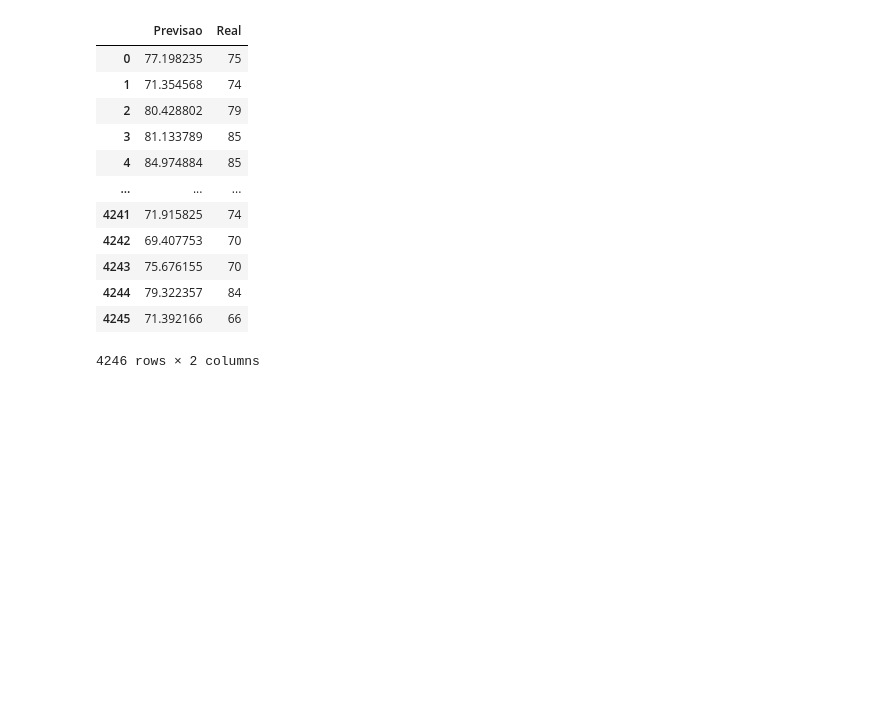
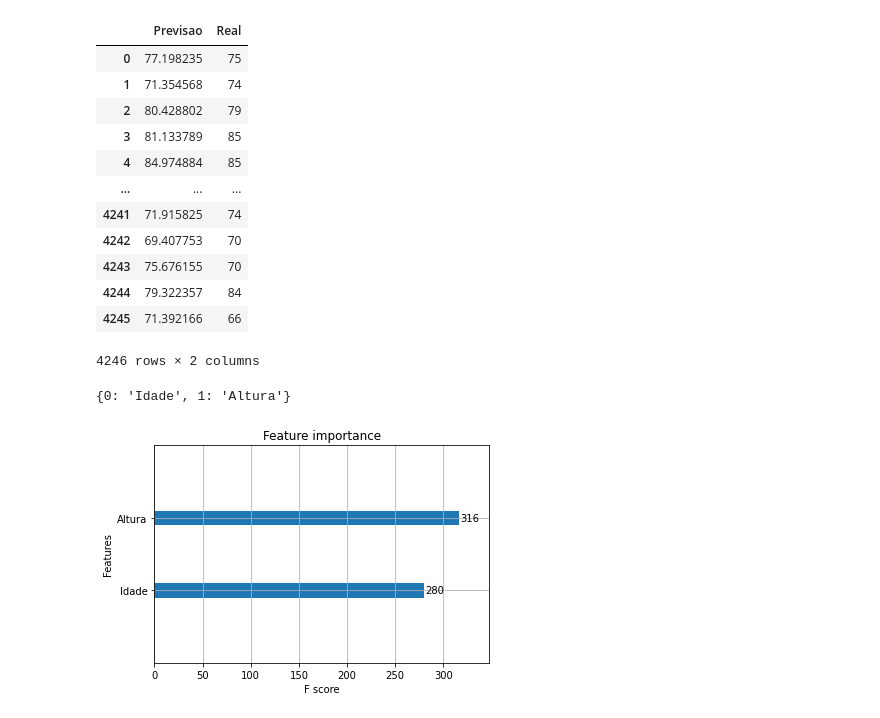
Before and after one commit to Nastarii/BMI-Prediction-With-Body-Images, a Jupyter notebook: Trabalho_de_Antropometria.ipynb, the cells around one changed output. Drawn from its saved outputs; the diff is of its cells as text; code cells hidden in the pictures; blank space fills up the shorter version.

```diff
--- a/Trabalho_de_Antropometria.ipynb
+++ b/Trabalho_de_Antropometria.ipynb
@@ -418,6 +411,21 @@ results
 | 4244 | 79.322357 | 84 |
 | 4245 | 71.392166 | 66 |
 4246 rows × 2 columns
+# %%
+axsub = xgb.plot_importance(xgbModel )
+
+# get the original names back
+Text_yticklabels = list(axsub.get_yticklabels())
+dict_features = dict(enumerate(['Idade','Altura']))
+lst_yticklabels = [ Text_yticklabels[i].get_text().lstrip('f') for i in range(len(Text_yticklabels))]
+lst_yticklabels = [ dict_features[int(i)] for i in lst_yticklabels]
+
+axsub.set_yticklabels(lst_yticklabels)
+print(dict_features)
+plt.show()
+# %% [output]
+{0: 'Idade', 1: 'Altura'}
+[figure, added]
 # %%
 xgb.to_graphviz(xgbModel)
 # %% [output]
```
Also changed, not shown: parts of 5 cells of this notebook.
